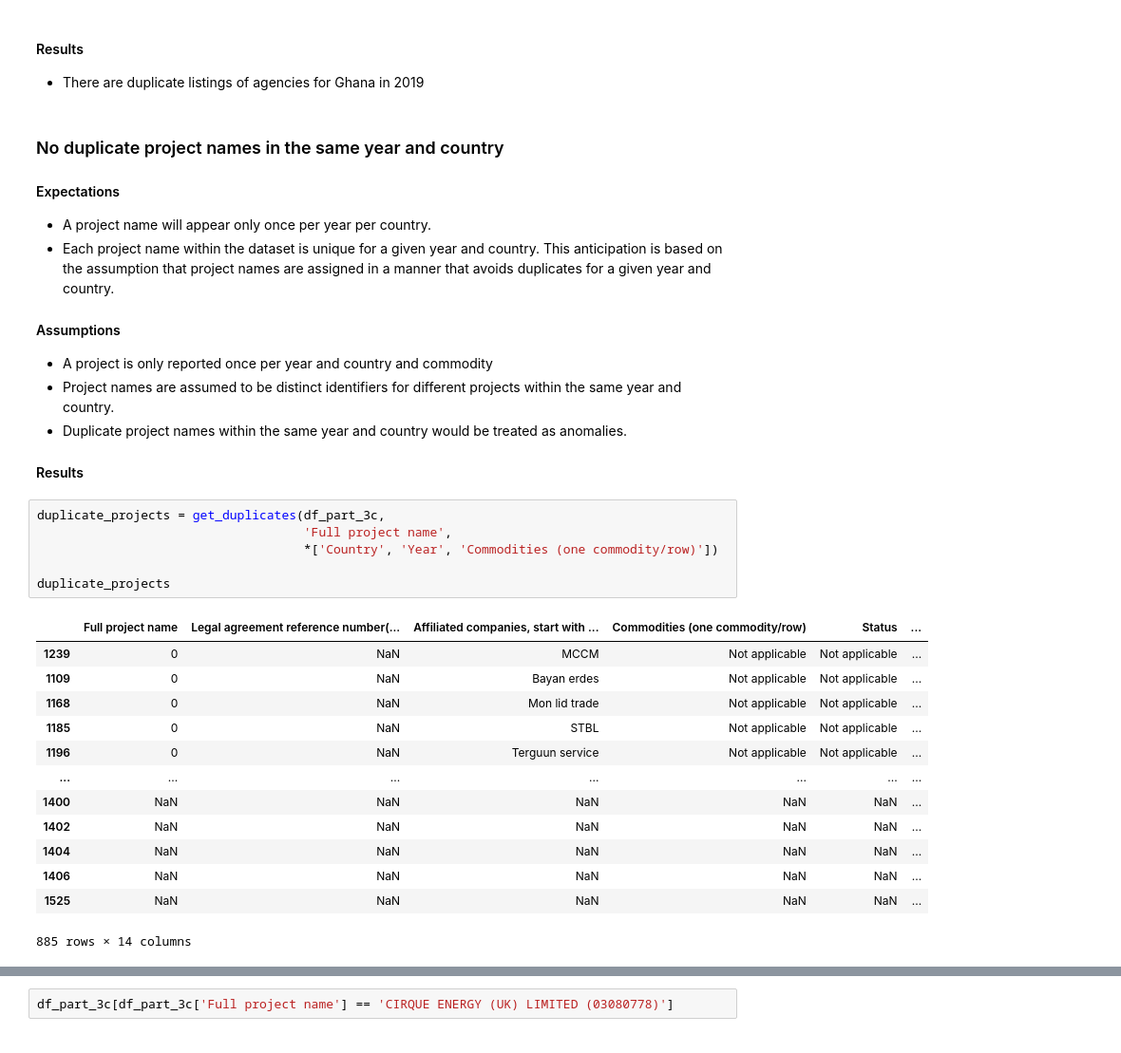
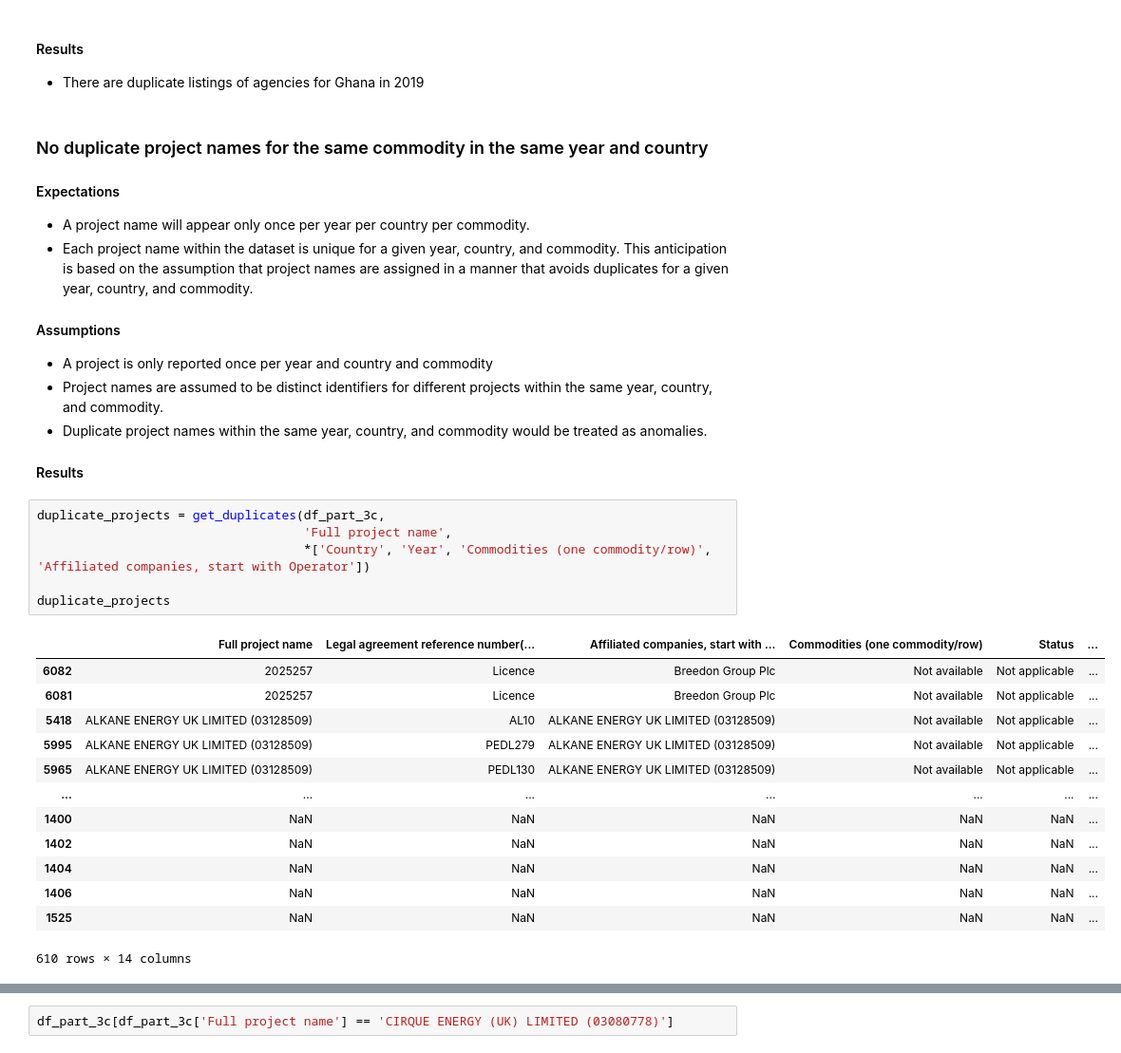
Before and after one commit to civicliteracies/EITI_SDT_data_verification_and_validation, a Jupyter notebook: Verification and Validation.ipynb, the cells around one changed output, grey strips where cells are left out. Shown at 95% size. Cells and saved outputs as stored; diff of their text form.

```diff
--- a/Verification and Validation.ipynb
+++ b/Verification and Validation.ipynb
@@ -318,38 +341,38 @@ get_duplicates(df_part_3b, 'Full name of agency', *['Country', 'Year'])
 #### Results
 - There are duplicate listings of agencies for Ghana in 2019
 # %% [markdown]
-### No duplicate project names in the same year and country
+### No duplicate project names for the same commodity in the same year and country
 
 #### Expectations
-- A project name will appear only once per year per country.
-- Each project name within the dataset is unique for a given year and country. This anticipation is based on the assumption that project names are assigned in a manner that avoids duplicates for a given year and country.
+- A project name will appear only once per year per country per commodity.
+- Each project name within the dataset is unique for a given year, country, and commodity. This anticipation is based on the assumption that project names are assigned in a manner that avoids duplicates for a given year, country, and commodity.
 
 #### Assumptions
 - A project is only reported once per year and country and commodity
-- Project names are assumed to be distinct identifiers for different projects within the same year and country.
-- Duplicate project names within the same year and country would be treated as anomalies.
+- Project names are assumed to be distinct identifiers for different projects within the same year, country, and commodity.
+- Duplicate project names within the same year, country, and commodity would be treated as anomalies.
 
 #### Results
 # %%
 duplicate_projects = get_duplicates(df_part_3c,
                                     'Full project name',
-                                    *['Country', 'Year', 'Commodities (one commodity/row)'])
+                                    *['Country', 'Year', 'Commodities (one commodity/row)', 'Affiliated companies, start with Operator'])
 
 duplicate_projects
 # %% [output]
 |  | Full project name | Legal agreement reference number(... | Affiliated companies, start with ... | Commodities (one commodity/row) | Status | ... |
-| 1239 | 0 | NaN | MCCM | Not applicable | Not applicable | ... |
-| 1109 | 0 | NaN | Bayan erdes | Not applicable | Not applicable | ... |
-| 1168 | 0 | NaN | Mon lid trade | Not applicable | Not applicable | ... |
-| 1185 | 0 | NaN | STBL | Not applicable | Not applicable | ... |
-| 1196 | 0 | NaN | Terguun service | Not applicable | Not applicable | ... |
+| 6082 | 2025257 | Licence | Breedon Group Plc | Not available | Not applicable | ... |
+| 6081 | 2025257 | Licence | Breedon Group Plc | Not available | Not applicable | ... |
+| 5418 | ALKANE ENERGY UK LIMITED (03128509) | AL10 | ALKANE ENERGY UK LIMITED (03128509) | Not available | Not applicable | ... |
+| 5995 | ALKANE ENERGY UK LIMITED (03128509) | PEDL279 | ALKANE ENERGY UK LIMITED (03128509) | Not available | Not applicable | ... |
+| 5965 | ALKANE ENERGY UK LIMITED (03128509) | PEDL130 | ALKANE ENERGY UK LIMITED (03128509) | Not available | Not applicable | ... |
 | ... | ... | ... | ... | ... | ... | ... |
 | 1400 | NaN | NaN | NaN | NaN | NaN | ... |
 | 1402 | NaN | NaN | NaN | NaN | NaN | ... |
 | 1404 | NaN | NaN | NaN | NaN | NaN | ... |
 | 1406 | NaN | NaN | NaN | NaN | NaN | ... |
 | 1525 | NaN | NaN | NaN | NaN | NaN | ... |
-885 rows × 14 columns
+610 rows × 14 columns
 # %%
 duplicate_project_names = duplicate_projects['Full project name'].unique()
 
```
Also changed, not shown: parts of 58 cells of this notebook, 1 other file.
